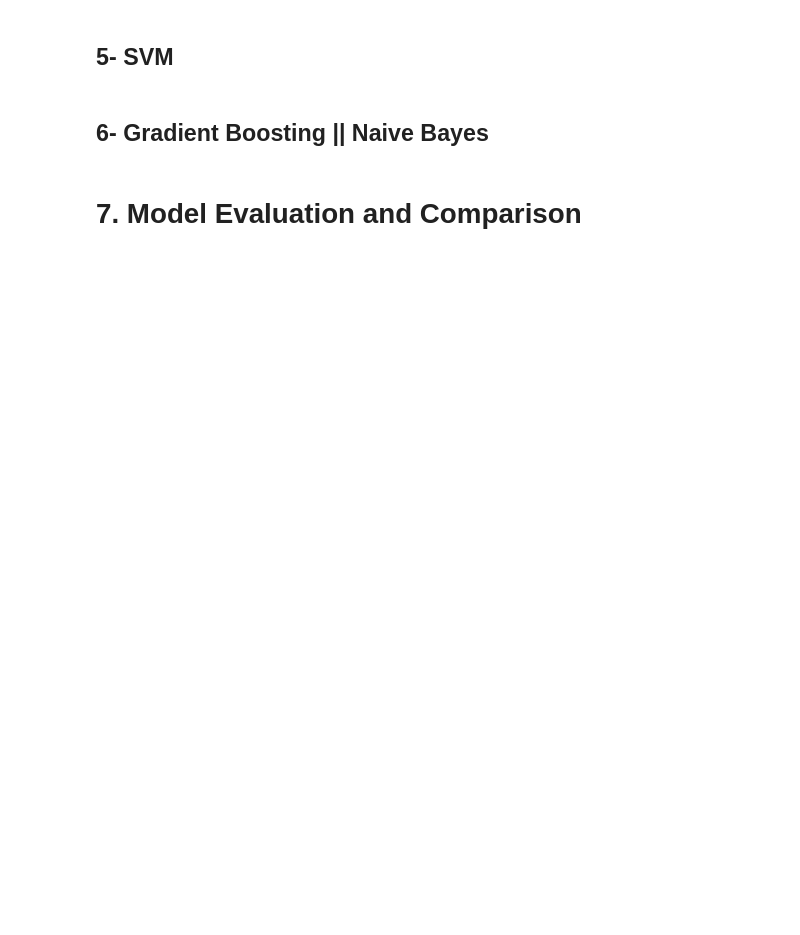
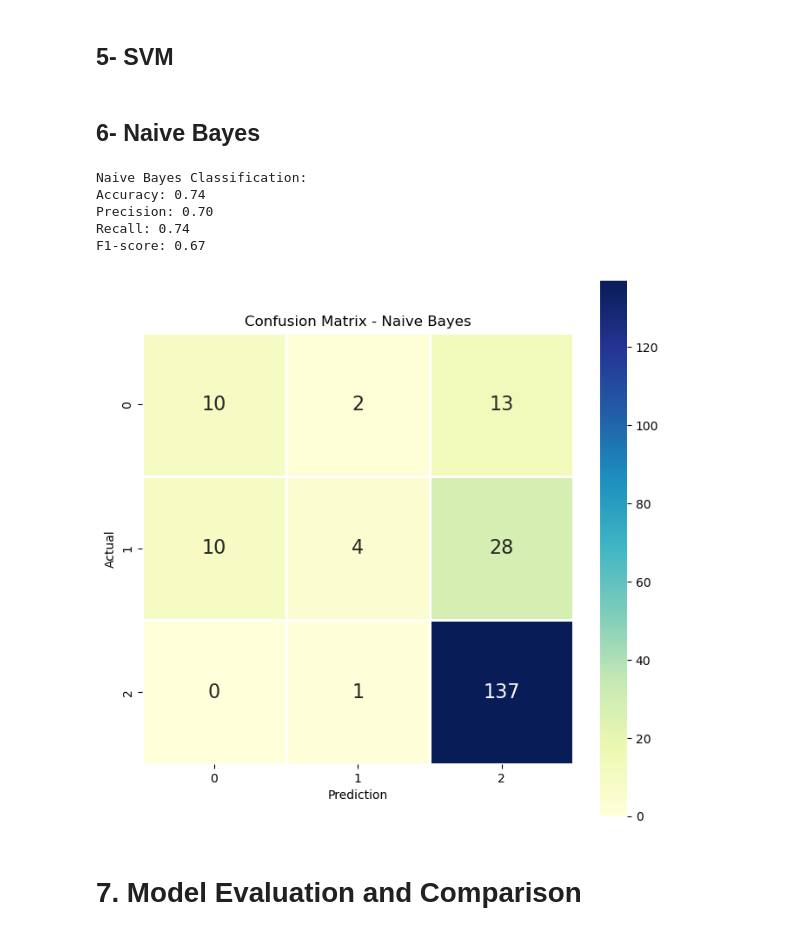
Before and after one commit to hamzaezzine/Predict-students-dropout-and-academic-success-using-machine-learning-algorithms, a Jupyter notebook: notebook-project.ipynb, the cells around one changed output. Saved outputs shown, nothing was run; the diff lists cells and outputs as text; code cells hidden in the pictures; blank space fills up the shorter version.

```diff
--- a/notebook-project.ipynb
+++ b/notebook-project.ipynb
@@ -463,6 +515,38 @@ cm = confusion_matrix(y_test, y_pred)
 fig, ax = plt.subplots(figsize=(8, 8))
 sns.heatmap(cm, fmt=".0f", cmap="YlGnBu", linewidth=1, square=True, annot=True, annot_kws={"fontsize": 16}, ax=ax)
 # %% [markdown]
-## 6- Gradient Boosting || Naive Bayes
+## 6-  Naive Bayes
+# %%
+naive_bayes_model = GaussianNB()
+naive_bayes_model.fit(X_train, y_train)
+
+
+y_pred_naive_bayes = naive_bayes_model.predict(X_test)
+
+
+accuracy_naive_bayes = accuracy_score(y_test, y_pred_naive_bayes)
+precision_naive_bayes, recall_naive_bayes, f1_naive_bayes, _ = precision_recall_fscore_support(y_test, y_pred_naive_bayes, average='weighted')
+
+print("Naive Bayes Classification:")
+print(f"Accuracy: {accuracy_naive_bayes:.2f}")
+print(f"Precision: {precision_naive_bayes:.2f}")
+print(f"Recall: {recall_naive_bayes:.2f}")
+print(f"F1-score: {f1_naive_bayes:.2f}")
+
+
+cm_naive_bayes = confusion_matrix(y_test, y_pred_naive_bayes)
+fig, ax = plt.subplots(figsize=(8, 8))
+sns.heatmap(cm_naive_bayes, fmt=".0f", cmap="YlGnBu", linewidth=1, square=True, annot=True, annot_kws={"fontsize": 16}, ax=ax)
+ax.set_xlabel("Prediction")
+ax.set_ylabel("Actual")
+plt.title("Confusion Matrix - Naive Bayes")
+plt.show()
+# %% [output]
+Naive Bayes Classification:
+Accuracy: 0.74
+Precision: 0.70
+Recall: 0.74
+F1-score: 0.67
+[figure, added]
 # %% [markdown]
 # 7. Model Evaluation and Comparison
```
Also changed, not shown: parts of 11 cells of this notebook, 1 other file.
